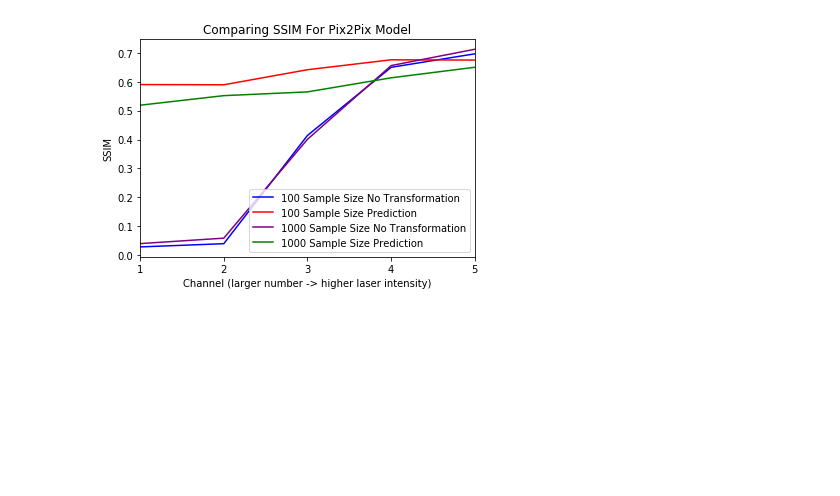
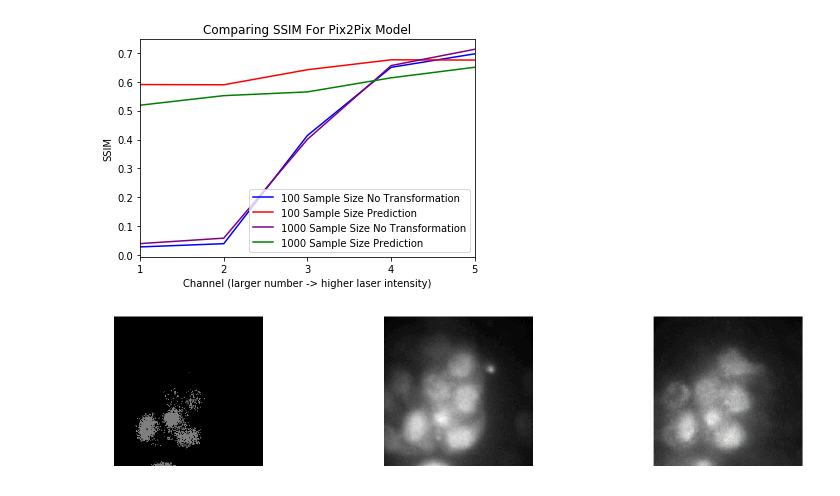
Before and after one commit to NYU-CDS-Capstone-Project/CellVision, a Jupyter notebook: notebooks/pix2pix_model_benchmark.ipynb, the cells around one changed output. Cells and saved outputs as stored; diff of their text form; code cells hidden in the pictures; blank space fills up the shorter version.

Commit message:
Adding the new data split func

```diff
--- a/notebooks/pix2pix_model_benchmark.ipynb
+++ b/notebooks/pix2pix_model_benchmark.ipynb
@@ -353,3 +453,26 @@ plt.xlabel('Channel (larger number -> higher laser intensity)')
 plt.show()
 # %% [output]
 [figure]
+# %%
+# Showing images
+from skimage import exposure
+path_to_data = '/home/dg3047/capstone/pytorch-CycleGAN-and-pix2pix/results/cellvision_channel1_1000/test_latest/images/sample112_channel1_z34_real_A.png'
+imsk_A = io.imread(path_to_data)
+imsk_A = exposure.rescale_intensity(imsk_A,in_range=(0,np.max(imsk_A)))
+path_to_data = '/home/dg3047/capstone/pytorch-CycleGAN-and-pix2pix/results/cellvision_channel1_1000/test_latest/images/sample112_channel1_z34_real_B.png'
+imsk_B = io.imread(path_to_data)
+imsk_B = exposure.rescale_intensity(imsk_B,in_range=(0,np.max(imsk_B)))
+path_to_data = '/home/dg3047/capstone/pytorch-CycleGAN-and-pix2pix/results/cellvision_channel1_1000/test_latest/images/sample112_channel1_z34_fake_B.png'
+fake = io.imread(path_to_data)
+fake = exposure.rescale_intensity(fake,in_range=(0,np.max(fake)))
+fig, ax = plt.subplots(ncols=3, nrows=1, figsize=(25,5))
+# ax[0].imshow(imsk_nl[0]);
+ax[0].imshow(imsk_A);
+ax[0].axis('off')
+ax[1].imshow(imsk_B);
+ax[1].axis('off')
+ax[2].imshow(fake);
+ax[2].axis('off')
+plt.show()
+# %% [output]
+[figure, added]
```
Also changed, not shown: parts of 7 cells of this notebook, 1 other file.
